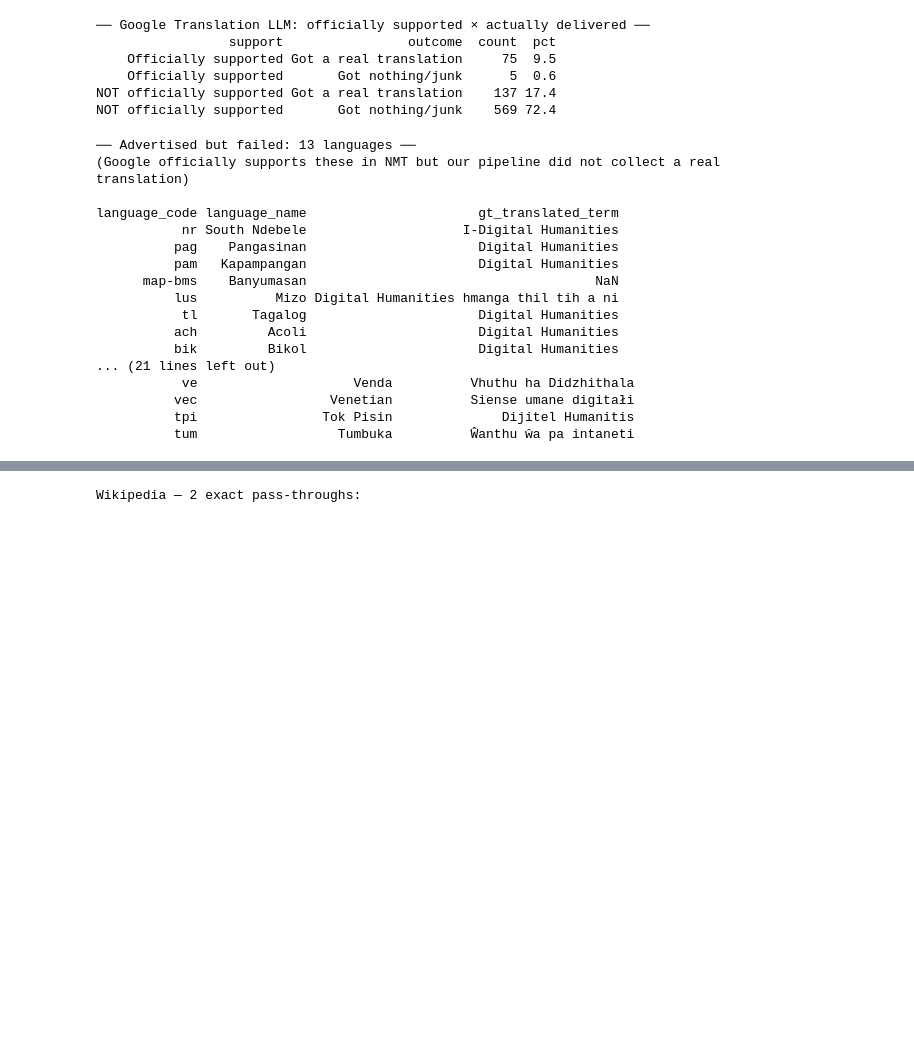
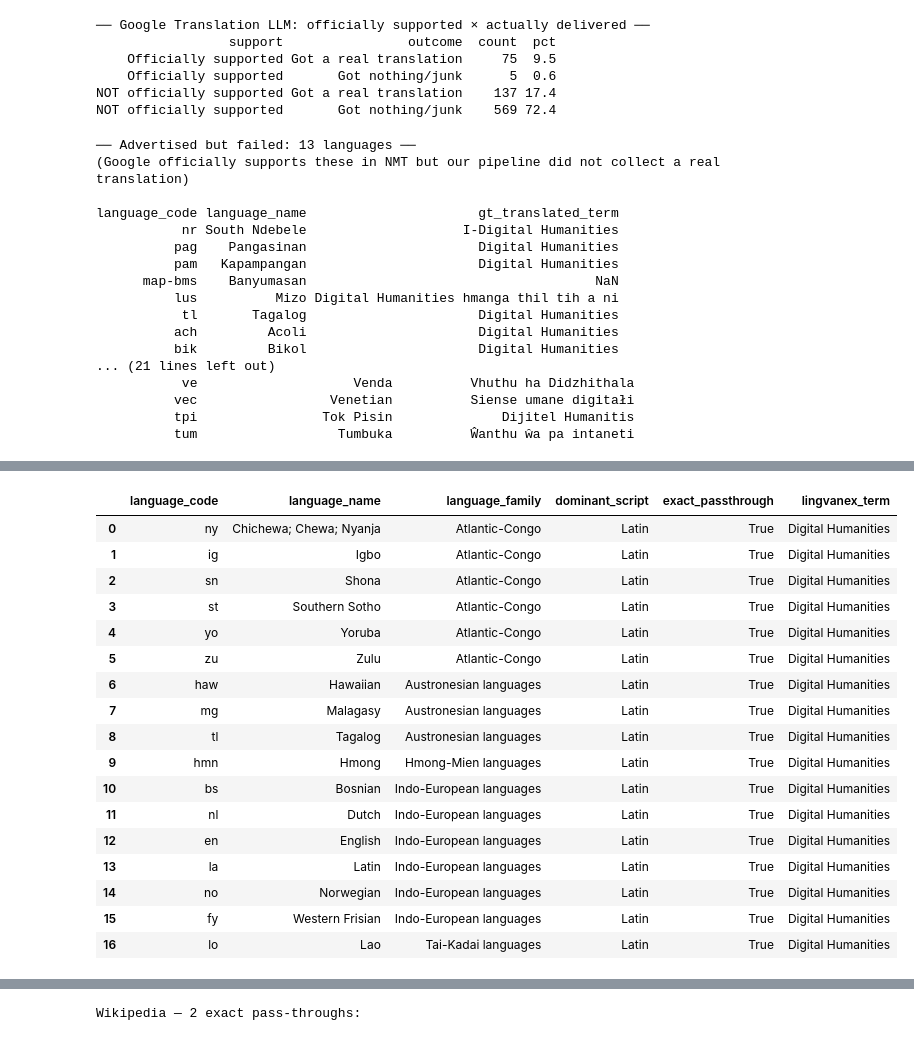
Before and after one commit to CodingDH/translation-transmogrification-pipeline, a Jupyter notebook: notebooks/03_baseline_services.ipynb, the cells around one changed output, grey strips where cells are left out. Saved outputs shown, nothing was run; the diff lists cells and outputs as text; code cells hidden in the pictures; blank space fills up the shorter version.

```diff
--- a/notebooks/03_baseline_services.ipynb
+++ b/notebooks/03_baseline_services.ipynb
@@ -669,0 +848,62 @@ language_code language_name                      gt_translated_term
+# %%
+ling_col = BASELINE_SERVICES.get("Lingvanex")
+if not ling_col or ling_col not in df.columns:
+    print("Lingvanex column not available.")
+else:
+    ling_rows = df[df[ling_col].notna()][
+        ["language_code", "language_name", "language_family", ling_col]
+    ].copy()
+    ling_rows = ling_rows.rename(columns={ling_col: "lingvanex_term"})
+    ling_rows["source_leakage"] = ling_rows["lingvanex_term"].apply(lambda v: has_source_leakage(v, TERM))
+    ling_rows["exact_passthrough"] = ling_rows["lingvanex_term"].str.strip().str.casefold() == TERM.casefold()
+    ling_rows["dominant_script"] = ling_rows["lingvanex_term"].apply(detect_dominant_script)
+
+    total_ling = len(ling_rows)
+    leak_ling = int(ling_rows["source_leakage"].sum())
+    exact_ling = int(ling_rows["exact_passthrough"].sum())
+    print(f"Lingvanex translated {total_ling} analysis-eligible languages.")
+    print(f"  Source-term leakage: {leak_ling} ({leak_ling / total_ling * 100:.1f}%)")
+    print(f"  Exact pass-through : {exact_ling} ({exact_ling / total_ling * 100:.1f}%)")
+
+    ling_leak = ling_rows[ling_rows["source_leakage"]].copy()
+    if ling_leak.empty:
+        print("No Lingvanex source-leakage cases found.")
+    else:
+        fam_summary = (
+            ling_rows.groupby("language_family", as_index=False)
+            .agg(
+                n_lingvanex=("language_code", "nunique"),
+                n_source_leakage=("source_leakage", "sum"),
+                n_exact_passthrough=("exact_passthrough", "sum"),
+            )
+        )
+        fam_summary["source_leakage_rate"] = (
+            fam_summary["n_source_leakage"] / fam_summary["n_lingvanex"] * 100
+        ).round(1)
+        fam_summary = fam_summary[fam_summary["n_source_leakage"] > 0].sort_values(
+            ["n_source_leakage", "source_leakage_rate"], ascending=[False, False]
+        )
+        print("\nLingvanex source leakage by family:")
+        display(fam_summary)
+
+        script_summary = (
+            ling_rows.groupby("dominant_script", as_index=False)
+            .agg(
+                n_lingvanex=("language_code", "nunique"),
+                n_source_leakage=("source_leakage", "sum"),
+                n_exact_passthrough=("exact_passthrough", "sum"),
+            )
+        )
+        script_summary["source_leakage_rate"] = (
+            script_summary["n_source_leakage"] / script_summary["n_lingvanex"] * 100
+        ).round(1)
+        print("\nLingvanex source leakage by dominant script:")
+        display(script_summary.sort_values(["n_source_leakage", "source_leakage_rate"], ascending=[False, False]))
+
+        print("\nLingvanex source-leakage cases:")
+        display(
+            ling_leak[["language_code", "language_name", "language_family", "dominant_script", "exact_passthrough", "lingvanex_term"]]
+            .sort_values(["exact_passthrough", "language_family", "language_name"], ascending=[False, True, True])
+            .reset_index(drop=True)
+        )
+# %% [output]
@@ -669,0 +940,18 @@ language_code language_name                      gt_translated_term
+|  | language_code | language_name | language_family | dominant_script | exact_passthrough | lingvanex_term |
+| 0 | ny | Chichewa; Chewa; Nyanja | Atlantic-Congo | Latin | True | Digital Humanities |
+| 1 | ig | Igbo | Atlantic-Congo | Latin | True | Digital Humanities |
+| 2 | sn | Shona | Atlantic-Congo | Latin | True | Digital Humanities |
+| 3 | st | Southern Sotho | Atlantic-Congo | Latin | True | Digital Humanities |
+| 4 | yo | Yoruba | Atlantic-Congo | Latin | True | Digital Humanities |
+| 5 | zu | Zulu | Atlantic-Congo | Latin | True | Digital Humanities |
+| 6 | haw | Hawaiian | Austronesian languages | Latin | True | Digital Humanities |
+| 7 | mg | Malagasy | Austronesian languages | Latin | True | Digital Humanities |
+| 8 | tl | Tagalog | Austronesian languages | Latin | True | Digital Humanities |
+| 9 | hmn | Hmong | Hmong-Mien languages | Latin | True | Digital Humanities |
+| 10 | bs | Bosnian | Indo-European languages | Latin | True | Digital Humanities |
+| 11 | nl | Dutch | Indo-European languages | Latin | True | Digital Humanities |
+| 12 | en | English | Indo-European languages | Latin | True | Digital Humanities |
+| 13 | la | Latin | Indo-European languages | Latin | True | Digital Humanities |
+| 14 | no | Norwegian | Indo-European languages | Latin | True | Digital Humanities |
+| 15 | fy | Western Frisian | Indo-European languages | Latin | True | Digital Humanities |
+| 16 | lo | Lao | Tai-Kadai languages | Latin | True | Digital Humanities |
```
Also changed, not shown: parts of 41 cells of this notebook, 6 other files.
